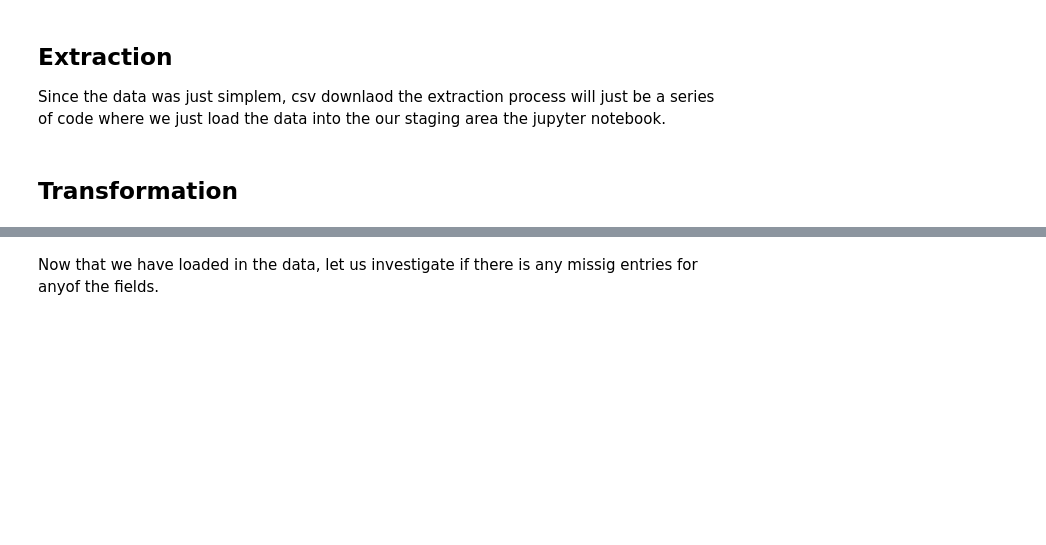
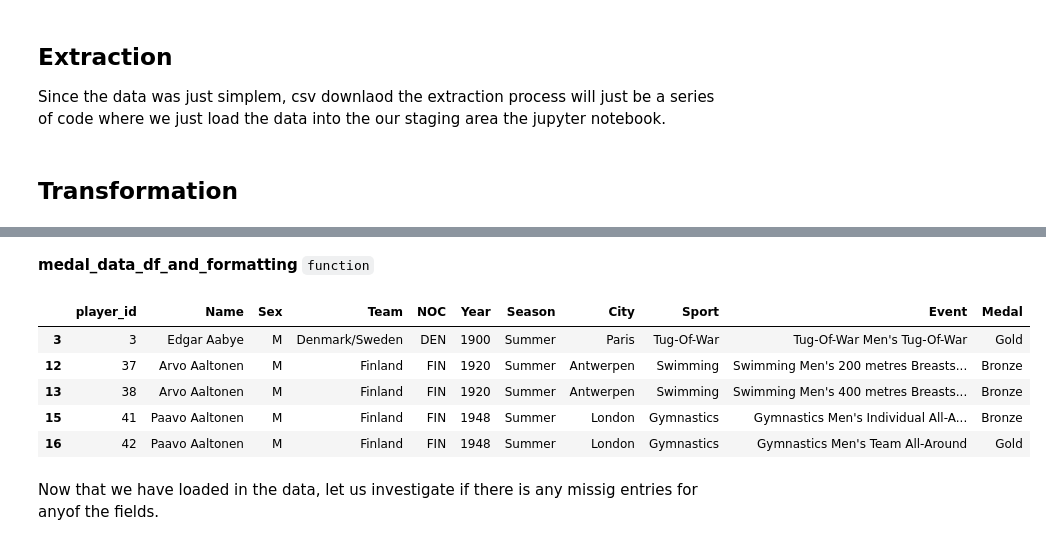
Before and after one commit to Kaomakabange/Olympic-Analysis, a Jupyter notebook: Olympic analysis jupyter workbook.ipynb, the cells around one changed output, grey strips where cells are left out. Cells and saved outputs as stored; diff of their text form; code cells hidden in the pictures; blank space fills up the shorter version.

```diff
--- a/Olympic analysis jupyter workbook.ipynb
+++ b/Olympic analysis jupyter workbook.ipynb
@@ -88,3 +133,30 @@ medal_athelte_data_df
+# %% [markdown]
+**medal_data_df_and_formatting** `function`
+# %%
+
+def medal_data_df_and_formatting(data):
+    """ this function Converting data list into pandas dataframe and then
+        removes all rows with a "No medal" string value in the Medal column """
+
+    # Converting data list into pandas dataframe
+
+    athelete_medals_events_df = pd.DataFrame(data, columns = ["player_id", "Name", "Sex", "Team", "NOC", "Year", "Season", "City", "Sport", "Event", "Medal"])
+
+    # Removing all rows with a "No medal" string value in the Medal column
+
+    athelete_medals_events_df = athelete_medals_events_df[athelete_medals_events_df["Medal"] != "No medal"]
+
+    return athelete_medals_events_df
+# %%
+athlete_medals_df = medal_data_df_and_formatting(open_medal_athelte_data(athlete_medal_data_raw))
+athlete_medals_df.head()
+# %% [output]
+|  | player_id | Name | Sex | Team | NOC | Year | Season | City | Sport | Event | Medal |
+| 3 | 3 | Edgar Aabye | M | Denmark/Sweden | DEN | 1900 | Summer | Paris | Tug-Of-War | Tug-Of-War Men's Tug-Of-War | Gold |
+| 12 | 37 | Arvo Aaltonen | M | Finland | FIN | 1920 | Summer | Antwerpen | Swimming | Swimming Men's 200 metres Breasts... | Bronze |
+| 13 | 38 | Arvo Aaltonen | M | Finland | FIN | 1920 | Summer | Antwerpen | Swimming | Swimming Men's 400 metres Breasts... | Bronze |
+| 15 | 41 | Paavo Aaltonen | M | Finland | FIN | 1948 | Summer | London | Gymnastics | Gymnastics Men's Individual All-A... | Bronze |
+| 16 | 42 | Paavo Aaltonen | M | Finland | FIN | 1948 | Summer | London | Gymnastics | Gymnastics Men's Team All-Around | Gold |
 # %% [markdown]
 Now that we have loaded in the data, let us investigate if there is any missig entries for anyof the fields.
 # %%
```
Also changed, not shown: parts of 29 cells of this notebook, 2 other files.
